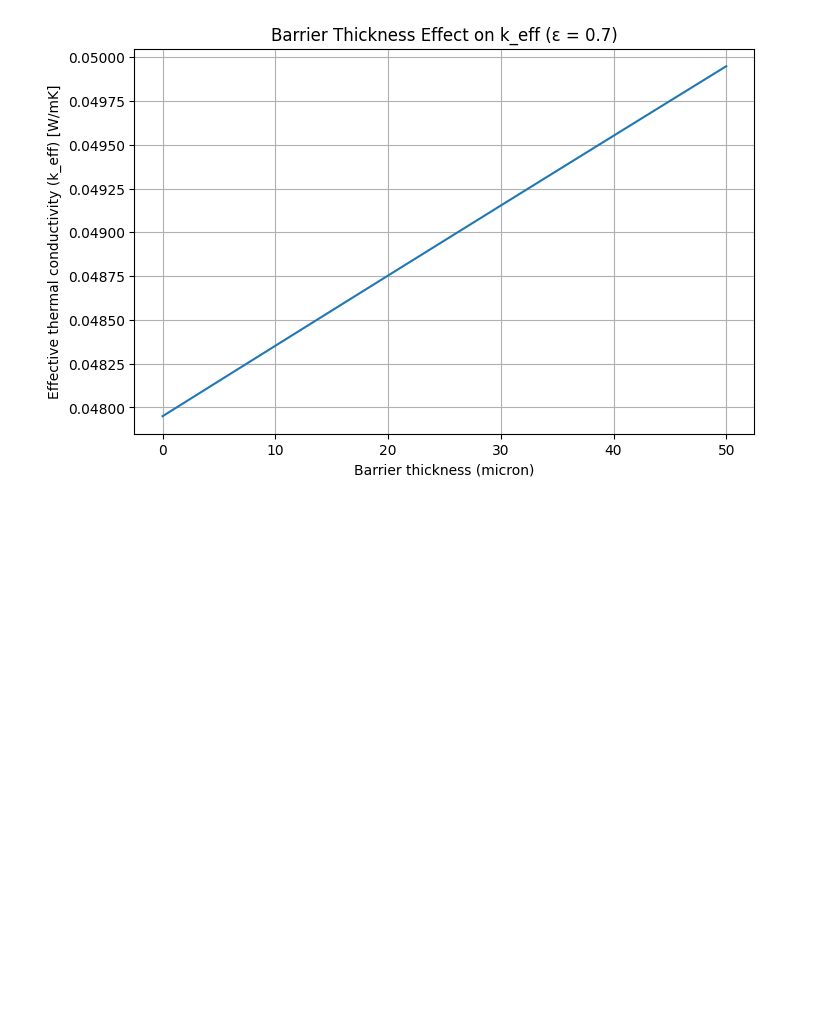
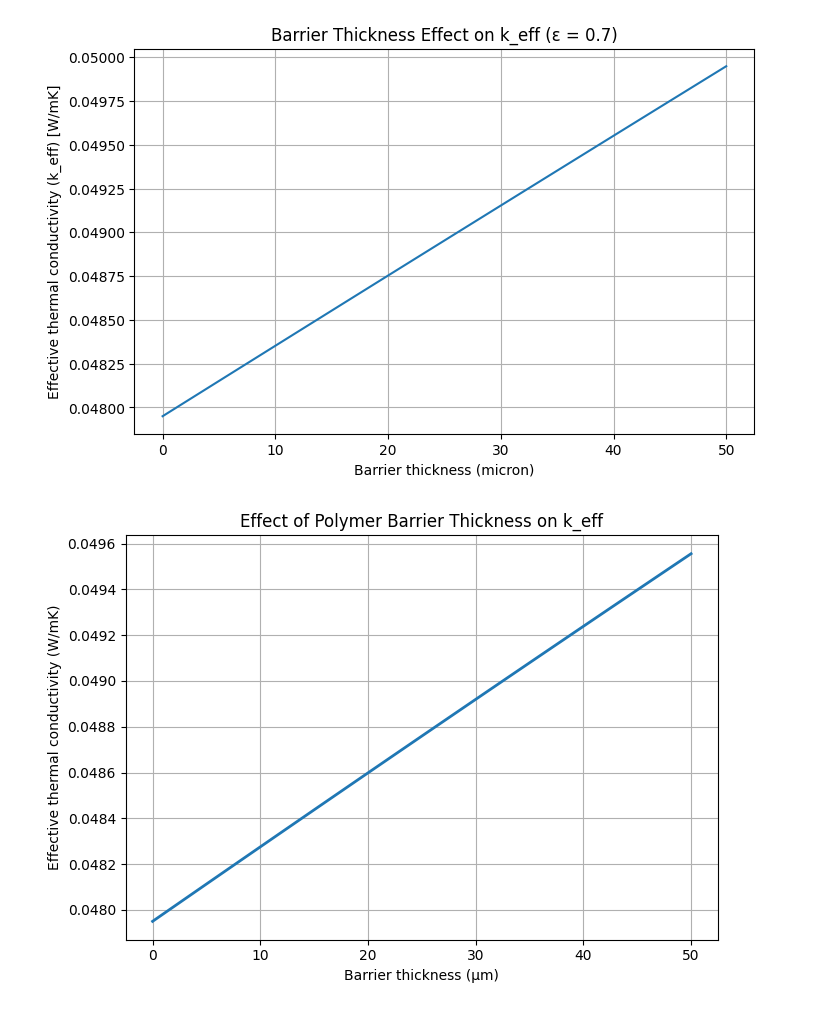
Before and after one commit to senacakici/mfp-thermal-emt, a Jupyter notebook: notebooks/01_emt_mfp_demo.ipynb, the cells around one changed output. Saved outputs shown, nothing was run; the diff lists cells and outputs as text; code cells hidden in the pictures; blank space fills up the shorter version.

Commit message:
Add barrier-layer analysis and update notebook visuals

```diff
--- a/notebooks/01_emt_mfp_demo.ipynb
+++ b/notebooks/01_emt_mfp_demo.ipynb
@@ -66,3 +67,40 @@ plt.grid(True)
 plt.show()
 # %% [output]
 [figure]
+# %%
+# ---- Barrier thickness vs effective thermal conductivity ----
+
+import numpy as np
+import matplotlib.pyplot as plt
+from src.emt_models import k_geometric, keff_with_barrier
+
+
+# parameters
+k_fibre = 0.20       # fibre conductivity
+k_air = 0.026        # air conductivity
+eps = 0.70           # porosity
+k_poly = 0.15        # polymer conductivity
+L_core = 1e-3        # 1 mm core
+barrier_thicknesses = np.linspace(0, 50e-6, 100)
+
+# compute k_core from EMT
+k_core = k_geometric(k_fibre, k_air, eps)
+
+k_total = []
+for Lb in barrier_thicknesses:
+    if Lb == 0:
+        k_total.append(k_core)
+    else:
+        k_total.append(keff_with_barrier(k_core, L_core, k_poly, Lb))
+
+# plot
+plt.figure(figsize=(7,5))
+plt.plot(barrier_thicknesses*1e6, k_total, linewidth=2)
+plt.xlabel("Barrier thickness (µm)")
+plt.ylabel("Effective thermal conductivity (W/mK)")
+plt.title("Effect of Polymer Barrier Thickness on k_eff")
+plt.grid(True)
+plt.tight_layout()
+plt.show()
+# %% [output]
+[figure, added]
```
Also changed, not shown: parts of 1 cell of this notebook.
